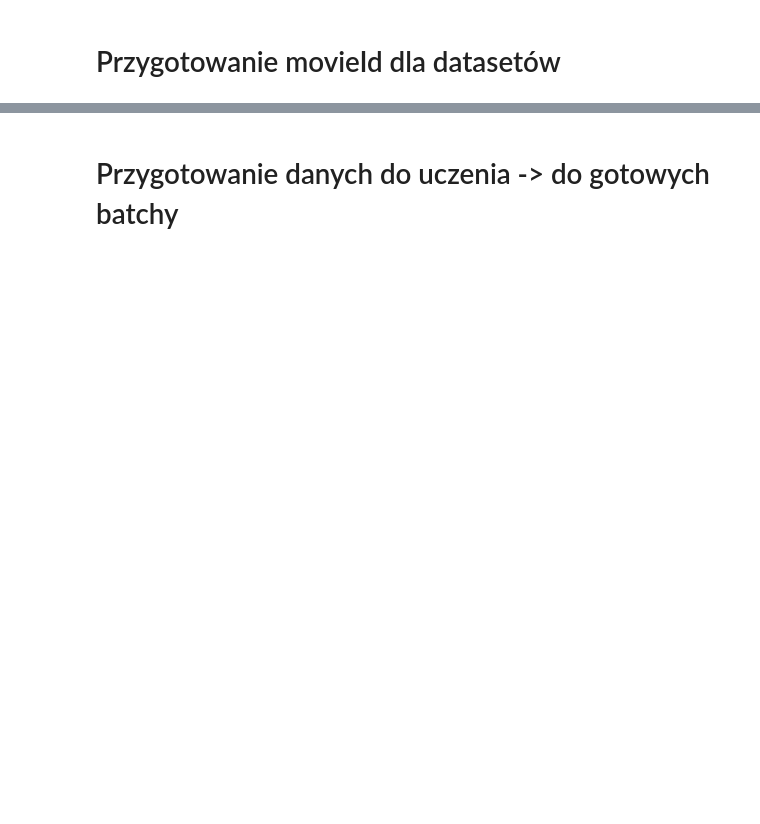
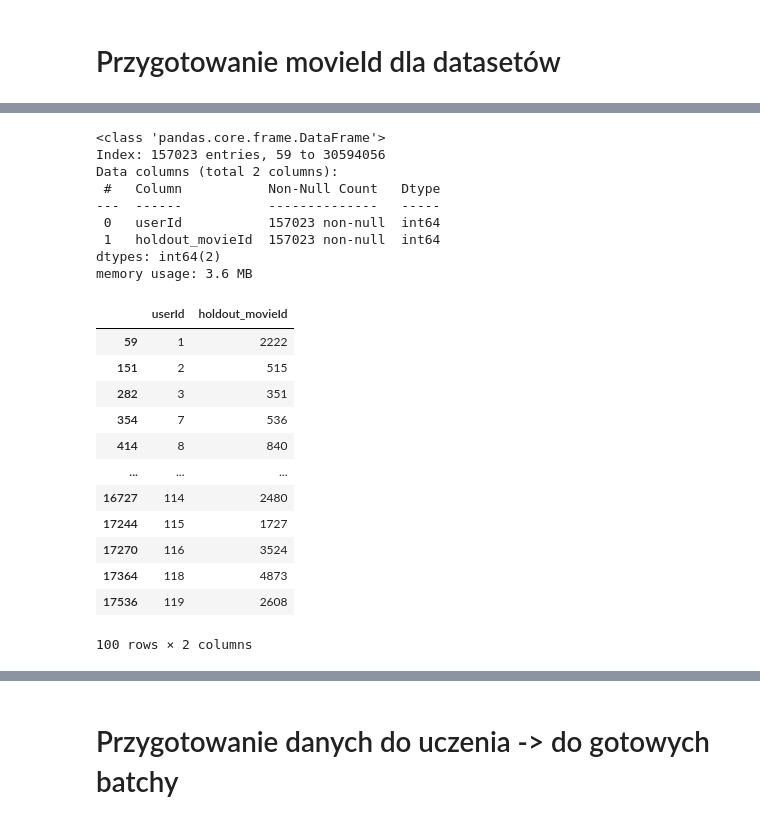
Before and after one commit to pmikuli/movie-recommendation-system, a Jupyter notebook: two_tower_model/Two_tower.ipynb, the cells around one changed output, grey strips where cells are left out. Cells and saved outputs as stored; diff of their text form; code cells hidden in the pictures; blank space fills up the shorter version.

```diff
--- a/two_tower_model/Two_tower.ipynb
+++ b/two_tower_model/Two_tower.ipynb
@@ -319,4 +306,30 @@ memory usage: 4.5+ MB
 100 rows × 2 columns
+# %%
+df_LOOCV.info()
+df_LOOCV.head(100)
+# %% [output]
+<class 'pandas.core.frame.DataFrame'>
+Index: 157023 entries, 59 to 30594056
+Data columns (total 2 columns):
+ #   Column           Non-Null Count   Dtype
+---  ------           --------------   -----
+ 0   userId           157023 non-null  int64
+ 1   holdout_movieId  157023 non-null  int64
+dtypes: int64(2)
+memory usage: 3.6 MB
+|  | userId | holdout_movieId |
+| 59 | 1 | 2222 |
+| 151 | 2 | 515 |
+| 282 | 3 | 351 |
+| 354 | 7 | 536 |
+| 414 | 8 | 840 |
+| ... | ... | ... |
+| 16727 | 114 | 2480 |
+| 17244 | 115 | 1727 |
+| 17270 | 116 | 3524 |
+| 17364 | 118 | 4873 |
+| 17536 | 119 | 2608 |
+100 rows × 2 columns
 # %%
 df_movies.info()
 df_movies.head(100)
```
Also changed, not shown: parts of 56 cells of this notebook.
